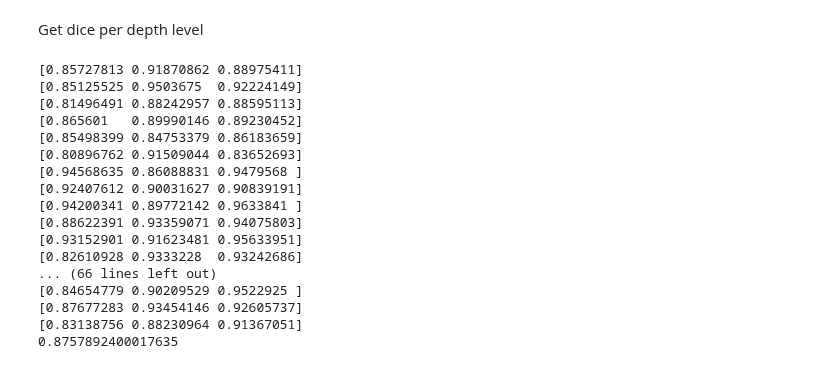
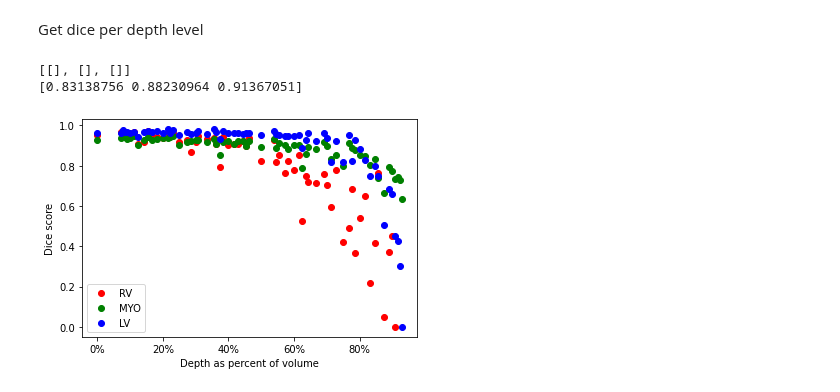
Before and after one commit to nicolas1805961/Cardiac-Segmentation-Optical-flow, a Jupyter notebook: nnunet/jmri.ipynb, the cells around one changed output. Saved outputs shown, nothing was run; the diff lists cells and outputs as text; code cells hidden in the pictures.

Commit message:
Worked on jmri paper, plots, jmp files...

```diff
--- a/nnunet/jmri.ipynb
+++ b/nnunet/jmri.ipynb
@@ -661,6 +564,8 @@ import matplotlib.pyplot as plt
 import matplotlib.ticker as mtick
 from glob import glob
 import math
+import numpy as np
+import nibabel as nib
 
 def update_dict(d, key, value):
     if key not in d:
@@ -669,7 +574,7 @@ def update_dict(d, key, value):
         d[key].append(value)
     return d
 
-path_list = glob(r'quorum_output_2\fold_0\temp_allClasses\*.gz')
+path_list = glob(r'Quorum_trainings\Baseline\fold_0\temp_allClasses\*.gz')
 path_list_names = [x.split('\\')[-1][:13] for x in path_list]
 path_list_gt = glob(r'custom_quorum_2\**\*_gt.nii.gz', recursive=True)
 path_list_gt = [x for x in path_list_gt if x.split('\\')[-1][:13] in path_list_names]
@@ -697,53 +602,46 @@ for path, path_gt in zip(path_list, path_list_gt):
         #plt.waitforbuttonpress()
         #plt.close(fig)
 
         current_pred = arr[:, :, i]
         current_gt = arr_gt[:, :, i]
 
         #current_pred = arr
         #current_gt = arr_gt
 
         class_score = []
         for j in range(1, 4):
             current_class_pred = current_pred == j
             current_gt_pred = current_gt == j
             score = dice(current_class_pred, current_gt_pred)
             class_score.append(score)
-        out_dict = update_dict(out_dict, key=i/arr.shape[-1], value=np.nanmean(np.array(class_score)))
+        out_dict = update_dict(out_dict, key=i/arr.shape[-1], value=np.array(class_score))
         patient_scores.append(np.array(class_score))
     patient_class_score = np.stack(patient_scores, axis=0)
     patient_class_score = np.nanmean(patient_class_score, axis=0)
     scores.append(patient_class_score)
 scores = np.stack(scores, 0)
 scores = np.nanmean(scores, axis=0)
 
-x = []
-y = []
+x = [[], [], []]
+y = [[], [], []]
 for key in out_dict.keys():
-    x.append(key)
-    y.append(np.array(out_dict[key]).mean())
+    class_dice = np.stack(out_dict[key], axis=0)
+    class_dice = np.nanmean(class_dice, axis=0)
+    for i in range(3):
+        if not math.isnan(class_dice[i]):
+            x[i].append(key)
+            y[i].append(class_dice[i])
 
-print(np.array(scores).mean())
+print(np.array(scores))
 
 fig, ax = plt.subplots(1, 1)
-ax.scatter(np.array(x), np.array(y))
+ax.scatter(np.array(x[0]), np.array(y[0]), c='r', label='RV')
+ax.scatter(np.array(x[1]), np.array(y[1]), c='g', label='MYO')
+ax.scatter(np.array(x[2]), np.array(y[2]), c='b', label='LV')
 ax.set(xlabel='Depth as percent of volume', ylabel='Dice score')
+ax.legend()
 ax.xaxis.set_major_formatter(mtick.PercentFormatter(1.0))
 # %% [output]
-[0.85727813 0.91870862 0.88975411]
-[0.85125525 0.9503675  0.92224149]
-[0.81496491 0.88242957 0.88595113]
-[0.865601   0.89990146 0.89230452]
-[0.85498399 0.84753379 0.86183659]
-[0.80896762 0.91509044 0.83652693]
-[0.94568635 0.86088831 0.9479568 ]
-[0.92407612 0.90031627 0.90839191]
-[0.94200341 0.89772142 0.9633841 ]
-[0.88622391 0.93359071 0.94075803]
-[0.93152901 0.91623481 0.95633951]
-[0.82610928 0.9333228  0.93242686]
-... (66 lines left out)
-[0.84654779 0.90209529 0.9522925 ]
-[0.87677283 0.93454146 0.92605737]
+[[], [], []]
 [0.83138756 0.88230964 0.91367051]
-0.8757892400017635
+[figure, added]
```
Also changed, not shown: parts of 1 cell of this notebook, 1 other file.
